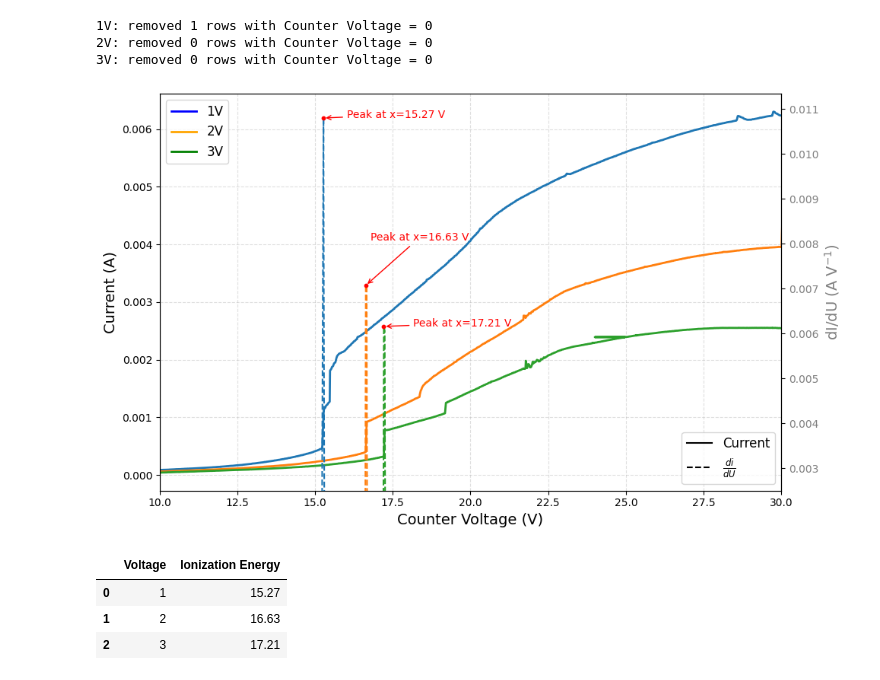
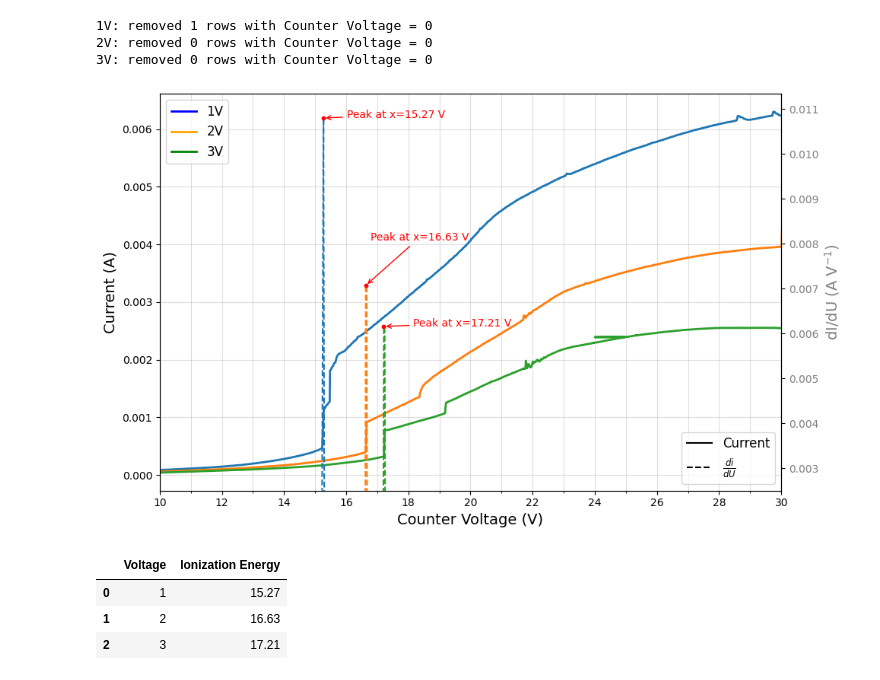
Before and after one commit to kearb-stomp/AdvLabs, a Jupyter notebook: Lab 4/Task 1-3.ipynb, the cells around one changed output. Drawn from its saved outputs; the diff is of its cells as text; code cells hidden in the pictures.

```diff
--- a/Lab 4/Task 1-3.ipynb
+++ b/Lab 4/Task 1-3.ipynb
@@ -132,35 +132,38 @@ for key, data in data_dict.items():
 ax1.set_xlabel('Counter Voltage (V)', fontsize=14)
 ax1.set_ylabel('Current (A)',          fontsize=14)
 ax2.set_ylabel('dI/dU (A V$^{-1}$)',   fontsize=14, color='tab:gray')
 ax2.tick_params(axis='y', labelcolor='tab:gray')
 ax2.set_ylim(bottom=0.0025)
 #ax2.set_yscale('log')
 
 ax1.set_xlim(10, 30)
-ax1.grid(True, which='both', ls='--', alpha=0.4)
+ax1.xaxis.set_major_locator(MultipleLocator(2))
+ax1.xaxis.set_minor_locator(MultipleLocator(1))
+#ax.grid(which='major', axis='both', alpha=0.35)
+ax1.grid(True, which='both', ls='-', alpha=0.4)
 
 voltage_handles = [
     Line2D([0], [0], color='blue', lw=2, label=r'1V'),
     Line2D([0], [0], color='orange',  lw=2, label=r'2V'),
     Line2D([0], [0], color='green',   lw=2, label=r'3V'),
 ]
 
 # Custom legend for temperatures (marker shape)
 type_handles = [
     Line2D([0], [0], color='black', marker=None, linestyle='-', label='Current'),
     Line2D([0], [0], color='black', marker=None, linestyle='--', label=r'$\frac{di}{dU}$')
 ]
 
 # ---------- combined legend ----------
 legend_elements = voltage_handles + type_handles
 ax1.legend(handles=voltage_handles, loc='best', fontsize=12, ncol=1)
 ax2.legend(handles=type_handles, loc='lower right', fontsize=12, ncol=1)
 
 
 plt.tight_layout()
 plt.show()
 # %% [output]
-[figure, old version]
+[figure, new version]
 # %%
 ionization_energies['Voltage'] = pd.to_numeric(ionization_energies['Voltage'], errors='coerce')
 from IPython.display import display
```
Also changed, not shown: 4 other files.
